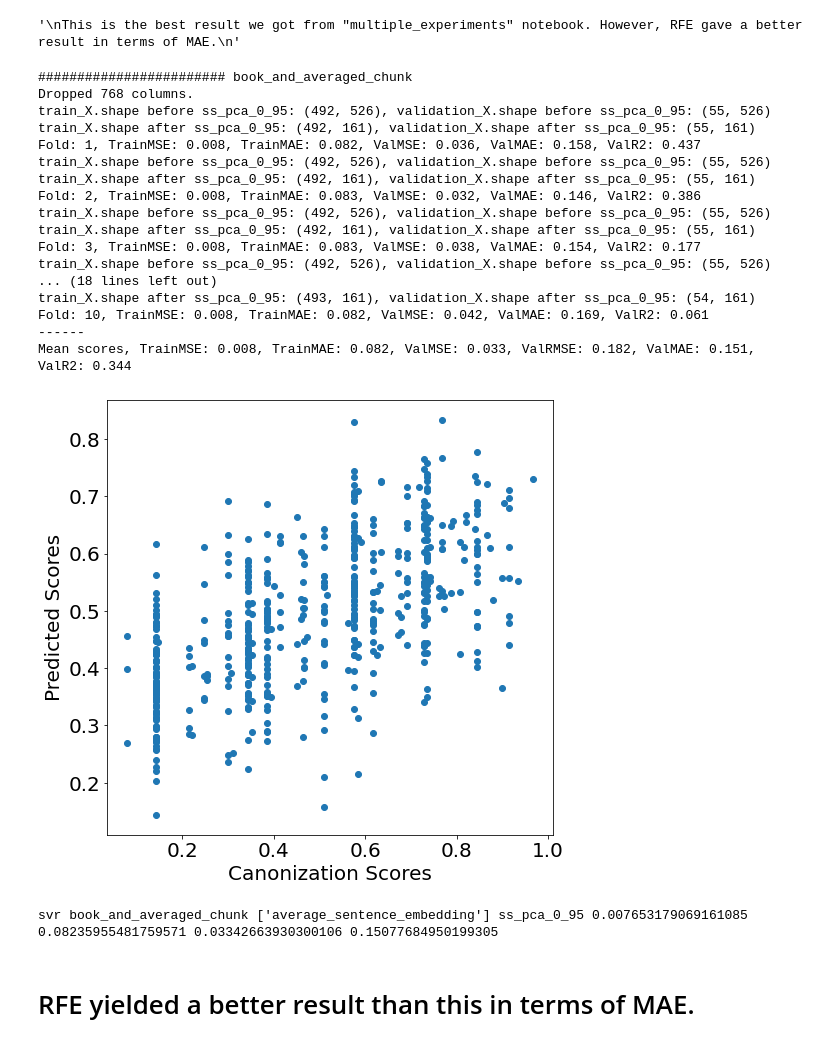
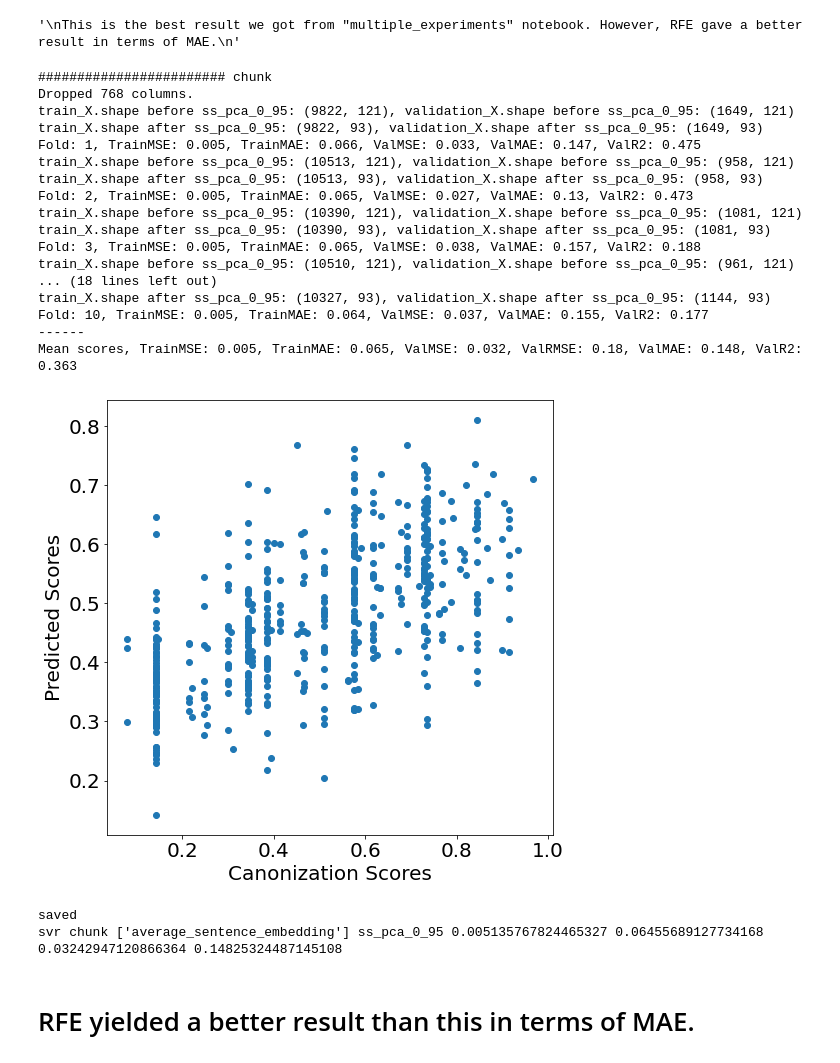
Before and after one commit to sta-a/great-unread, a Jupyter notebook: nbs/handcrafted_features_ger_best_result_of_multiple_experiments_notebook.ipynb, the cells around one changed output. Saved outputs shown, nothing was run; the diff lists cells and outputs as text; code cells hidden in the pictures.

```diff
--- a/nbs/handcrafted_features_ger_best_result_of_multiple_experiments_notebook.ipynb
+++ b/nbs/handcrafted_features_ger_best_result_of_multiple_experiments_notebook.ipynb
@@ -249,52 +249,55 @@ class Experiment(object):
             plt.scatter(all_labels, all_predictions)
             plt.xlabel("Canonization Scores", fontsize=20)
             plt.ylabel("Predicted Scores", fontsize=20)
-            if self.features == "book_and_averaged_chunk":
+            if self.features == "chunk":
                 plt.savefig("../data/results/figures/" + lang + '-' + self.features + '-full.png', dpi=400)
             plt.show();
+            print('saved')
+
         return mean_train_mse, mean_train_mae, mean_validation_mse, mean_validation_mae
 # %%
 results = []
 
 for model in ["svr"]:
-    for features in ["book_and_averaged_chunk"]: #["book", "chunk", "book_and_averaged_chunk", "chunk_and_copied_book"]:
+    for features in ["chunk"]: #["book", "chunk", "book_and_averaged_chunk", "chunk_and_copied_book"]:
         print('########################', features)
         for drop_columns_including in [["average_sentence_embedding"]]:
             for dimensionality_reduction in ["ss_pca_0_95"]:
                 try:
                     experiment = Experiment(
                         features=features,
                         drop_columns_including=drop_columns_including,
                         dimensionality_reduction=dimensionality_reduction,
                         model=model,
                         verbose=True
                     )
                     train_mse, train_mae, validation_mse, validation_mae = experiment.run()
                     results.append((model, features, drop_columns_including, dimensionality_reduction, train_mse, train_mae, validation_mse, validation_mae))
                     print(model, features, drop_columns_including, dimensionality_reduction, train_mse, train_mae, validation_mse, validation_mae)
                 except Exception as e:
                     print(f"Error in {model}, {features}, {drop_columns_including}, {dimensionality_reduction}")
                     print(e)
 # %% [output]
-######################## book_and_averaged_chunk
+######################## chunk
 Dropped 768 columns.
-train_X.shape before ss_pca_0_95: (492, 526), validation_X.shape before ss_pca_0_95: (55, 526)
-train_X.shape after ss_pca_0_95: (492, 161), validation_X.shape after ss_pca_0_95: (55, 161)
-Fold: 1, TrainMSE: 0.008, TrainMAE: 0.082, ValMSE: 0.036, ValMAE: 0.158, ValR2: 0.437
-train_X.shape before ss_pca_0_95: (492, 526), validation_X.shape before ss_pca_0_95: (55, 526)
-train_X.shape after ss_pca_0_95: (492, 161), validation_X.shape after ss_pca_0_95: (55, 161)
-Fold: 2, TrainMSE: 0.008, TrainMAE: 0.083, ValMSE: 0.032, ValMAE: 0.146, ValR2: 0.386
-train_X.shape before ss_pca_0_95: (492, 526), validation_X.shape before ss_pca_0_95: (55, 526)
-train_X.shape after ss_pca_0_95: (492, 161), validation_X.shape after ss_pca_0_95: (55, 161)
-Fold: 3, TrainMSE: 0.008, TrainMAE: 0.083, ValMSE: 0.038, ValMAE: 0.154, ValR2: 0.177
-train_X.shape before ss_pca_0_95: (492, 526), validation_X.shape before ss_pca_0_95: (55, 526)
+train_X.shape before ss_pca_0_95: (9822, 121), validation_X.shape before ss_pca_0_95: (1649, 121)
+train_X.shape after ss_pca_0_95: (9822, 93), validation_X.shape after ss_pca_0_95: (1649, 93)
+Fold: 1, TrainMSE: 0.005, TrainMAE: 0.066, ValMSE: 0.033, ValMAE: 0.147, ValR2: 0.475
+train_X.shape before ss_pca_0_95: (10513, 121), validation_X.shape before ss_pca_0_95: (958, 121)
+train_X.shape after ss_pca_0_95: (10513, 93), validation_X.shape after ss_pca_0_95: (958, 93)
+Fold: 2, TrainMSE: 0.005, TrainMAE: 0.065, ValMSE: 0.027, ValMAE: 0.13, ValR2: 0.473
+train_X.shape before ss_pca_0_95: (10390, 121), validation_X.shape before ss_pca_0_95: (1081, 121)
+train_X.shape after ss_pca_0_95: (10390, 93), validation_X.shape after ss_pca_0_95: (1081, 93)
+Fold: 3, TrainMSE: 0.005, TrainMAE: 0.065, ValMSE: 0.038, ValMAE: 0.157, ValR2: 0.188
+train_X.shape before ss_pca_0_95: (10510, 121), validation_X.shape before ss_pca_0_95: (961, 121)
 ... (18 lines left out)
-train_X.shape after ss_pca_0_95: (493, 161), validation_X.shape after ss_pca_0_95: (54, 161)
-Fold: 10, TrainMSE: 0.008, TrainMAE: 0.082, ValMSE: 0.042, ValMAE: 0.169, ValR2: 0.061
+train_X.shape after ss_pca_0_95: (10327, 93), validation_X.shape after ss_pca_0_95: (1144, 93)
+Fold: 10, TrainMSE: 0.005, TrainMAE: 0.064, ValMSE: 0.037, ValMAE: 0.155, ValR2: 0.177
 ------
-Mean scores, TrainMSE: 0.008, TrainMAE: 0.082, ValMSE: 0.033, ValRMSE: 0.182, ValMAE: 0.151, ValR2: 0.344
+Mean scores, TrainMSE: 0.005, TrainMAE: 0.065, ValMSE: 0.032, ValRMSE: 0.18, ValMAE: 0.148, ValR2: 0.363
-[figure, old version]
+[figure, new version]
-svr book_and_averaged_chunk ['average_sentence_embedding'] ss_pca_0_95 0.007653179069161085 0.08235955481759571 0.03342663930300106 0.15077684950199305
+saved
+svr chunk ['average_sentence_embedding'] ss_pca_0_95 0.005135767824465327 0.06455689127734168 0.03242947120866364 0.14825324487145108
 # %% [markdown]
 # RFE yielded a better result than this in terms of MAE.
 # %%
```
Also changed, not shown: parts of 1 cell of this notebook, 6 other files.
